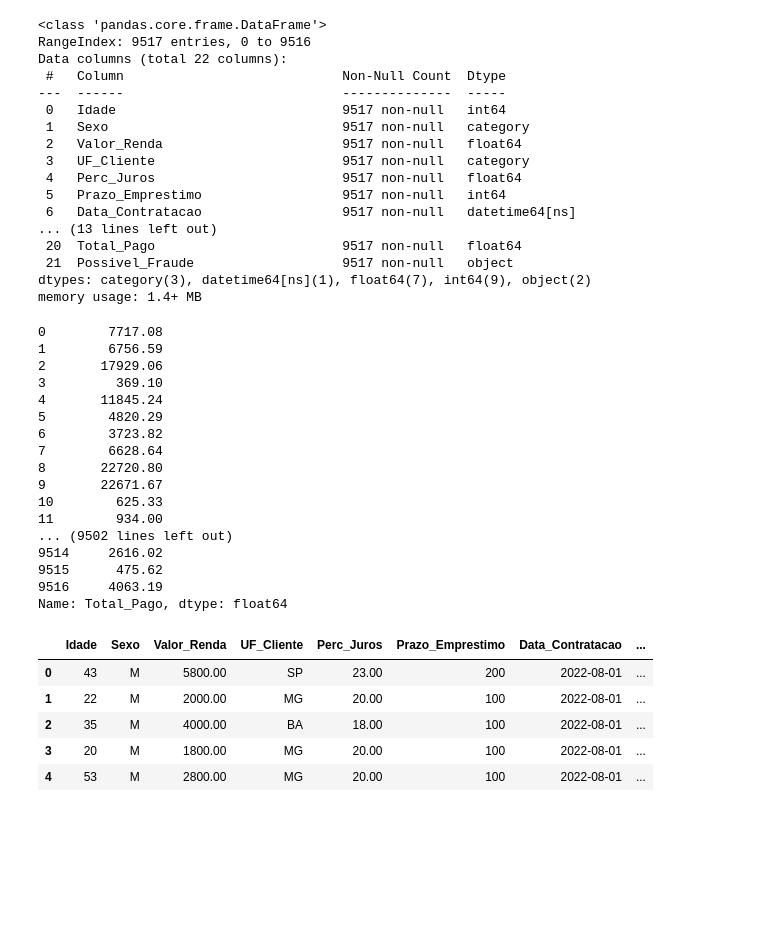
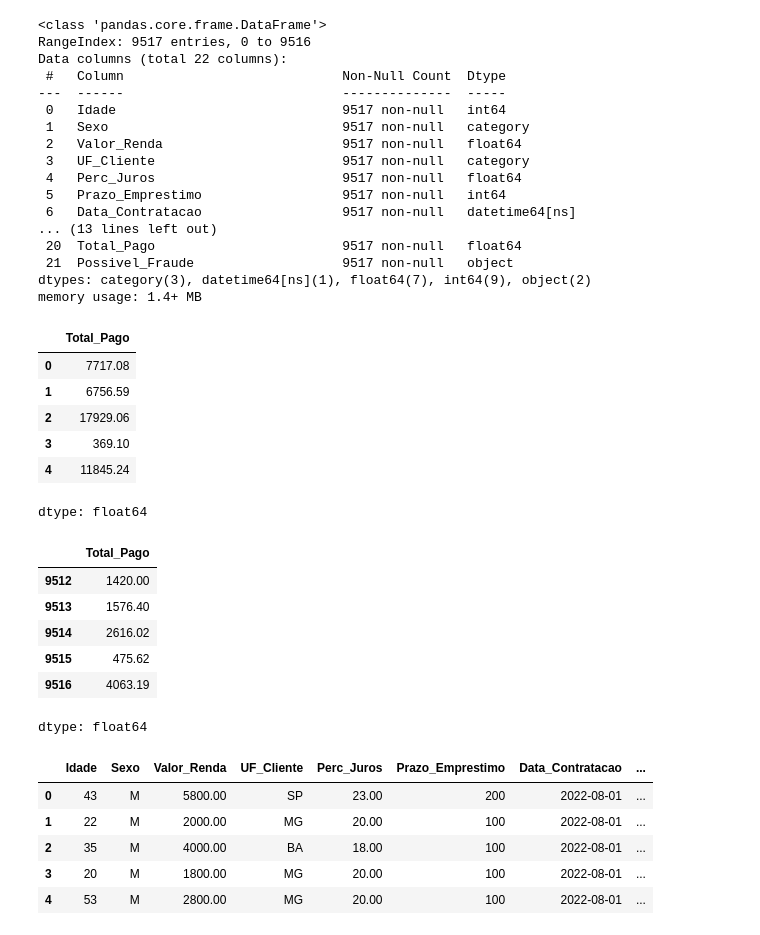
Before and after one commit to FredMiraglia/projeto-classifica-o, a Jupyter notebook: Analise_de_fraude.ipynb, the cells around one changed output. Saved outputs shown, nothing was run; the diff lists cells and outputs as text; code cells hidden in the pictures; blank space fills up the shorter version.

```diff
--- a/Analise_de_fraude.ipynb
+++ b/Analise_de_fraude.ipynb
@@ -115,25 +115,25 @@ Data columns (total 22 columns):
 dtypes: category(3), datetime64[ns](1), float64(7), int64(9), object(2)
 memory usage: 1.4+ MB
 # %%
-df.Total_Pago
+df.Total_Pago.head()
 # %% [output]
+|  | Total_Pago |
+| 0 | 7717.08 |
+| 1 | 6756.59 |
+| 2 | 17929.06 |
+| 3 | 369.10 |
+| 4 | 11845.24 |
-0        7717.08
-1        6756.59
-2       17929.06
-3         369.10
-4       11845.24
-5        4820.29
-6        3723.82
-7        6628.64
-8       22720.80
-9       22671.67
-10        625.33
-11        934.00
-... (9502 lines left out)
-9514     2616.02
-9515      475.62
-9516     4063.19
-Name: Total_Pago, dtype: float64
+dtype: float64
+# %%
+df.Total_Pago.tail()
+# %% [output]
+|  | Total_Pago |
+| 9512 | 1420.00 |
+| 9513 | 1576.40 |
+| 9514 | 2616.02 |
+| 9515 | 475.62 |
+| 9516 | 4063.19 |
+dtype: float64
 # %%
 df.head()
 # %% [output]
```
Also changed, not shown: parts of 1 cell of this notebook.
